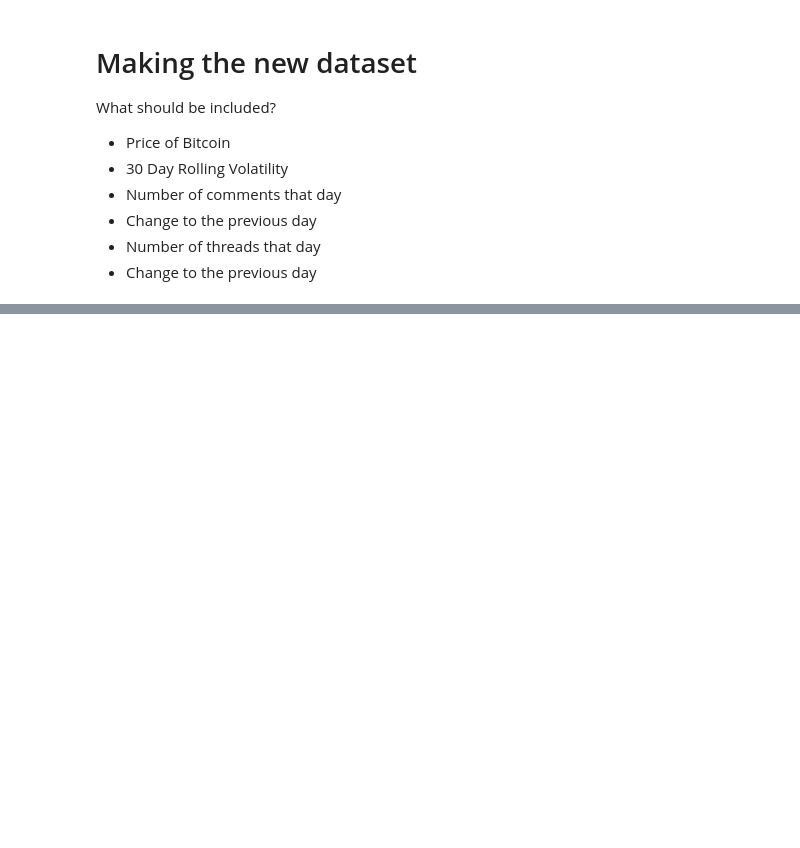
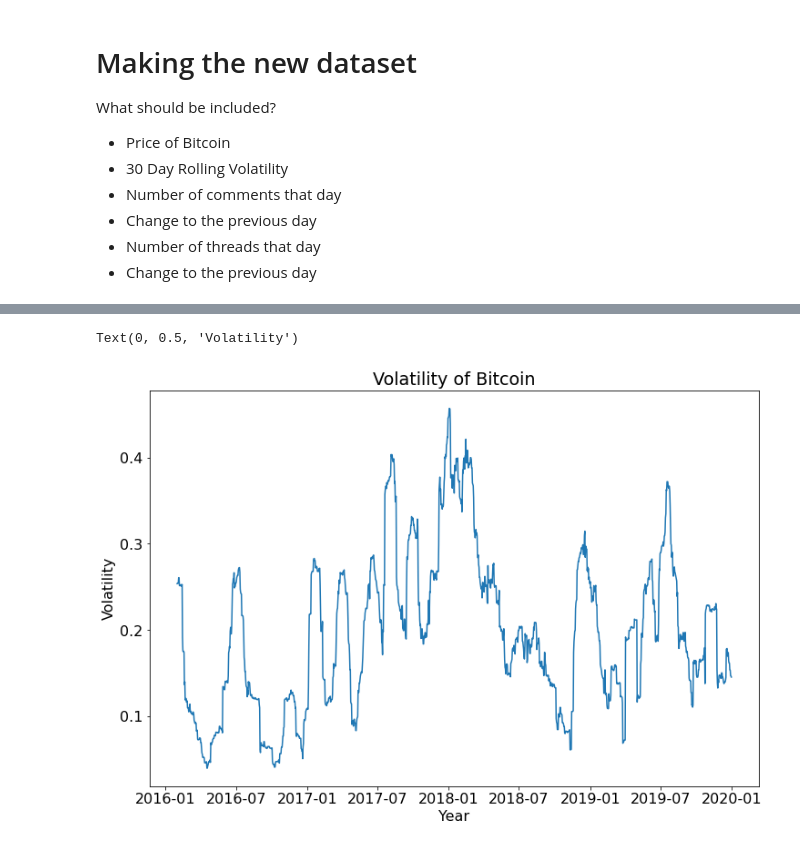
Before and after one commit to jasperschroeder/BigDataClass, a Jupyter notebook: Volatility.ipynb, the cells around one changed output, grey strips where cells are left out. Cells and saved outputs as stored; diff of their text form; code cells hidden in the pictures; blank space fills up the shorter version.

```diff
--- a/Volatility.ipynb
+++ b/Volatility.ipynb
@@ -105,0 +168,9 @@ sns.heatmap(ds.corr(), annot=True)
+# %%
+plt.figure(figsize=(12,8))
+plt.plot(ds['BTC_vola'])
+plt.title('Volatility of Bitcoin')
+plt.xlabel('Year')
+plt.ylabel('Volatility')
+# %% [output]
+Text(0, 0.5, 'Volatility')
+[figure, added]
```
Also changed, not shown: parts of 10 cells of this notebook, 2 other files.
